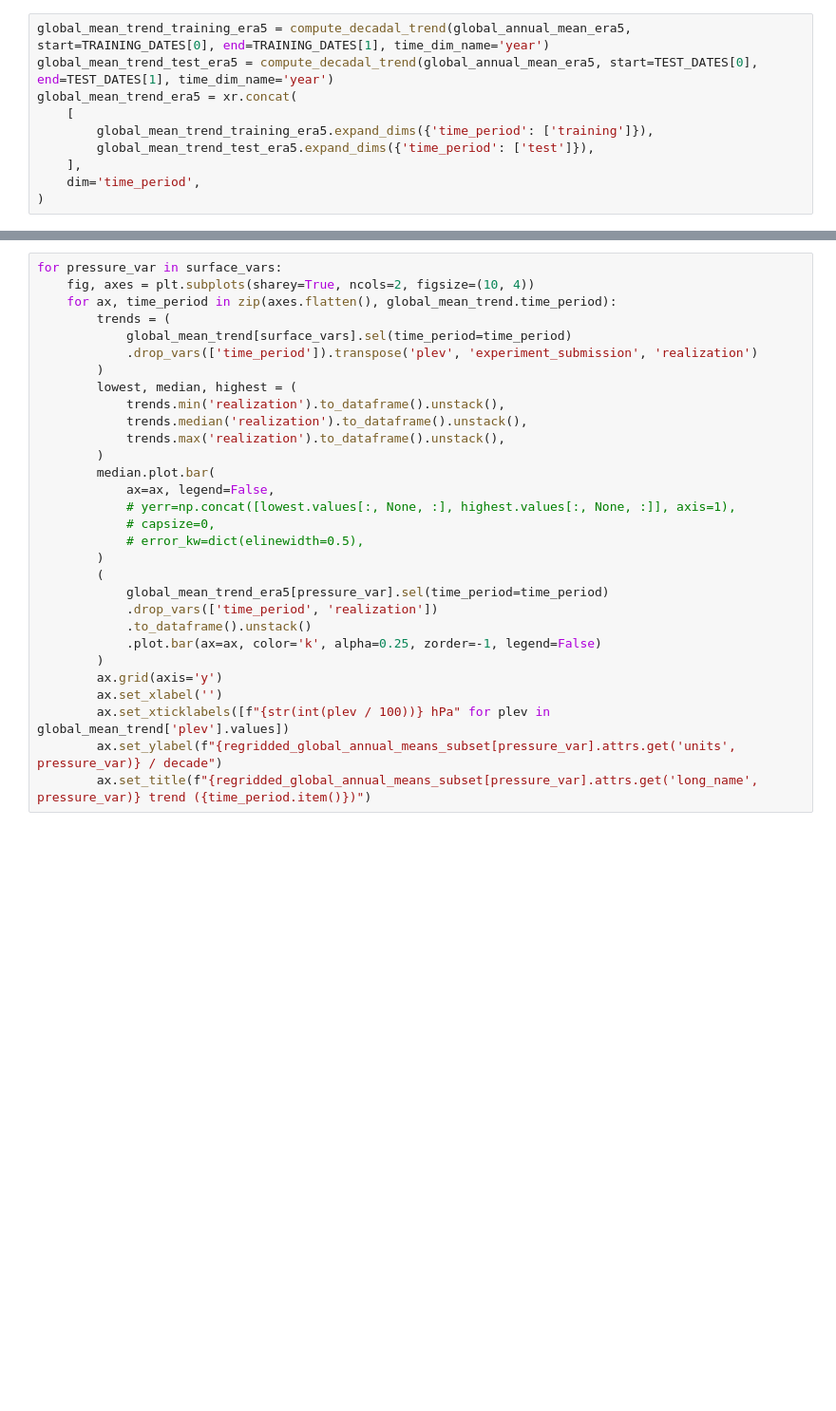
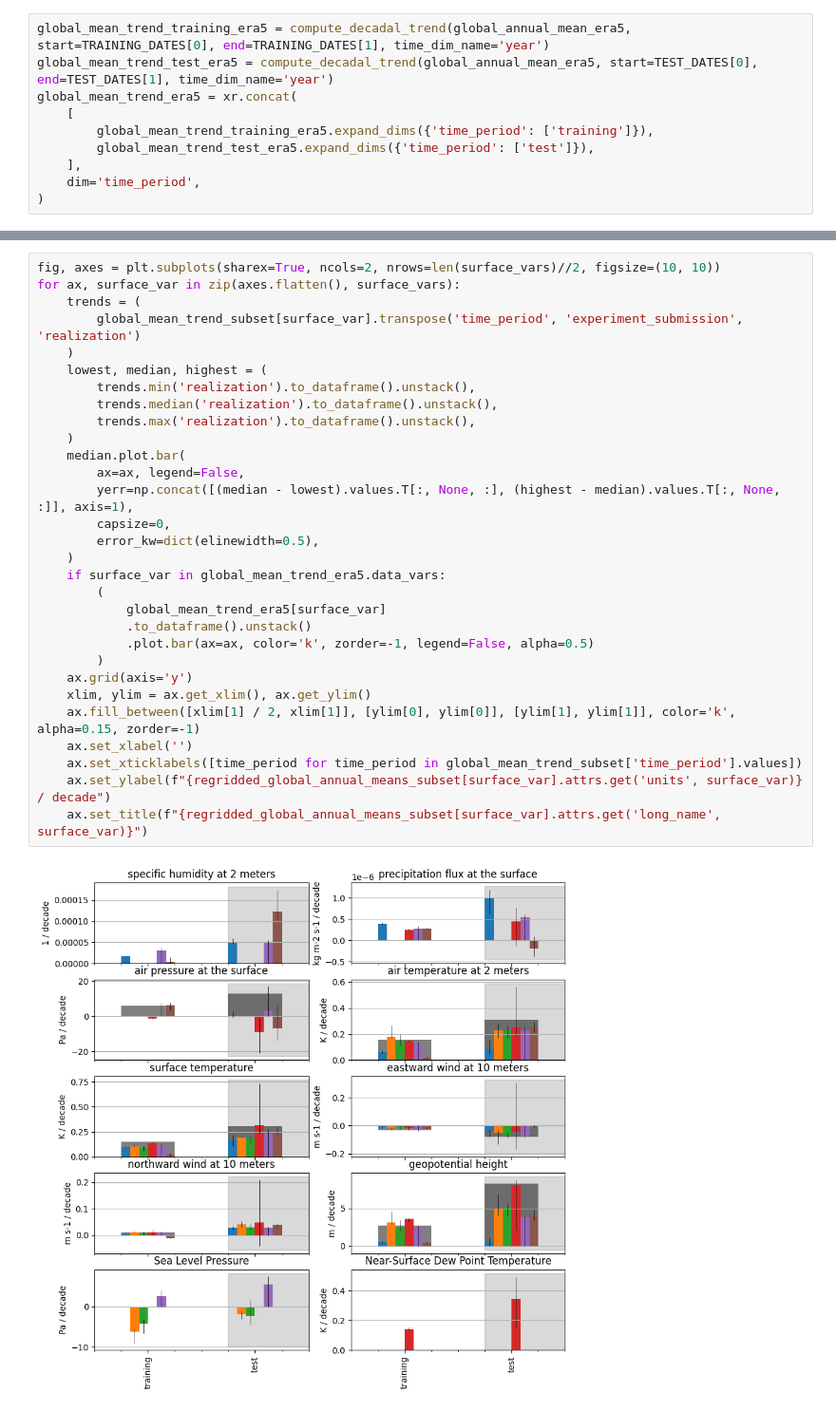
Before and after one commit to ai2cm/AIMIP, a Jupyter notebook: evaluations/2026-02-13-trends.ipynb, the cells around one changed output, grey strips where cells are left out. Shown at 95% size. Drawn from its saved outputs; the diff is of its cells as text; blank space fills up the shorter version.

```diff
--- a/evaluations/2026-02-13-trends.ipynb
+++ b/evaluations/2026-02-13-trends.ipynb
@@ -356,30 +327,32 @@ ValueError: 'yerr' must not contain negative values
 # %%
-for pressure_var in surface_vars:
-    fig, axes = plt.subplots(sharey=True, ncols=2, figsize=(10, 4))
-    for ax, time_period in zip(axes.flatten(), global_mean_trend.time_period):
-        trends = (
-            global_mean_trend[surface_vars].sel(time_period=time_period)
-            .drop_vars(['time_period']).transpose('plev', 'experiment_submission', 'realization')
+fig, axes = plt.subplots(sharex=True, ncols=2, nrows=len(surface_vars)//2, figsize=(10, 10))
+for ax, surface_var in zip(axes.flatten(), surface_vars):
+    trends = (
+        global_mean_trend_subset[surface_var].transpose('time_period', 'experiment_submission', 'realization')
+    )
+    lowest, median, highest = (
+        trends.min('realization').to_dataframe().unstack(),
+        trends.median('realization').to_dataframe().unstack(),
+        trends.max('realization').to_dataframe().unstack(),
+    )
+    median.plot.bar(
+        ax=ax, legend=False,
+        yerr=np.concat([(median - lowest).values.T[:, None, :], (highest - median).values.T[:, None, :]], axis=1),
+        capsize=0,
+        error_kw=dict(elinewidth=0.5),
+    )
+    if surface_var in global_mean_trend_era5.data_vars:
+        (
+            global_mean_trend_era5[surface_var]
+            .to_dataframe().unstack()
+            .plot.bar(ax=ax, color='k', zorder=-1, legend=False, alpha=0.5)
         )
-        lowest, median, highest = (
-            trends.min('realization').to_dataframe().unstack(),
-            trends.median('realization').to_dataframe().unstack(),
-            trends.max('realization').to_dataframe().unstack(),
-        )
-        median.plot.bar(
-            ax=ax, legend=False,
-            # yerr=np.concat([lowest.values[:, None, :], highest.values[:, None, :]], axis=1),
-            # capsize=0,
-            # error_kw=dict(elinewidth=0.5),
-        )
-        (
-            global_mean_trend_era5[pressure_var].sel(time_period=time_period)
-            .drop_vars(['time_period', 'realization'])
-            .to_dataframe().unstack()
-            .plot.bar(ax=ax, color='k', alpha=0.25, zorder=-1, legend=False)
-        )
-        ax.grid(axis='y')
-        ax.set_xlabel('')
-        ax.set_xticklabels([f"{str(int(plev / 100))} hPa" for plev in global_mean_trend['plev'].values])
-        ax.set_ylabel(f"{regridded_global_annual_means_subset[pressure_var].attrs.get('units', pressure_var)} / decade")
-        ax.set_title(f"{regridded_global_annual_means_subset[pressure_var].attrs.get('long_name', pressure_var)} trend ({time_period.item()})")
+    ax.grid(axis='y')
+    xlim, ylim = ax.get_xlim(), ax.get_ylim()
+    ax.fill_between([xlim[1] / 2, xlim[1]], [ylim[0], ylim[0]], [ylim[1], ylim[1]], color='k', alpha=0.15, zorder=-1)
+    ax.set_xlabel('')
+    ax.set_xticklabels([time_period for time_period in global_mean_trend_subset['time_period'].values])
+    ax.set_ylabel(f"{regridded_global_annual_means_subset[surface_var].attrs.get('units', surface_var)} / decade")
+    ax.set_title(f"{regridded_global_annual_means_subset[surface_var].attrs.get('long_name', surface_var)}")
+# %% [output]
+[figure, added]
```
Also changed, not shown: parts of 13 cells of this notebook, 1 other file.
